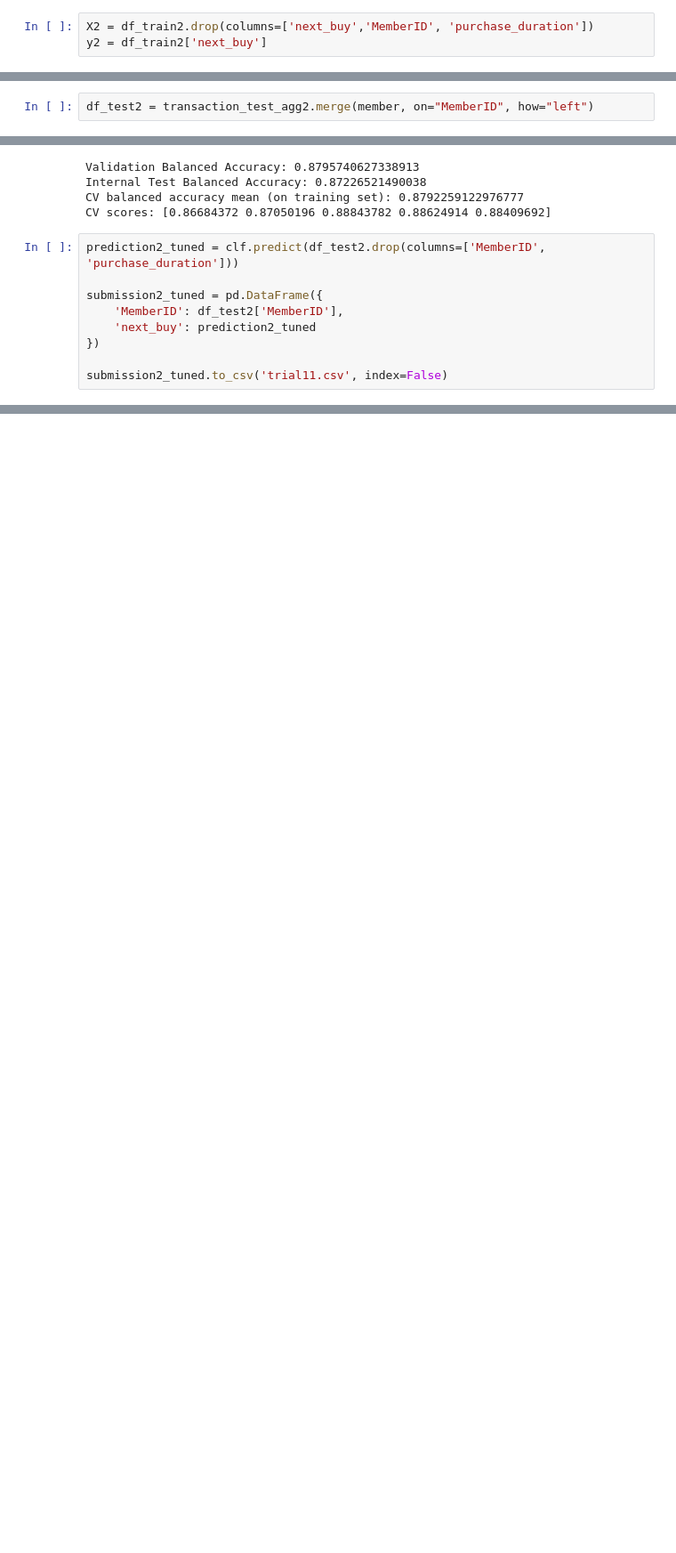
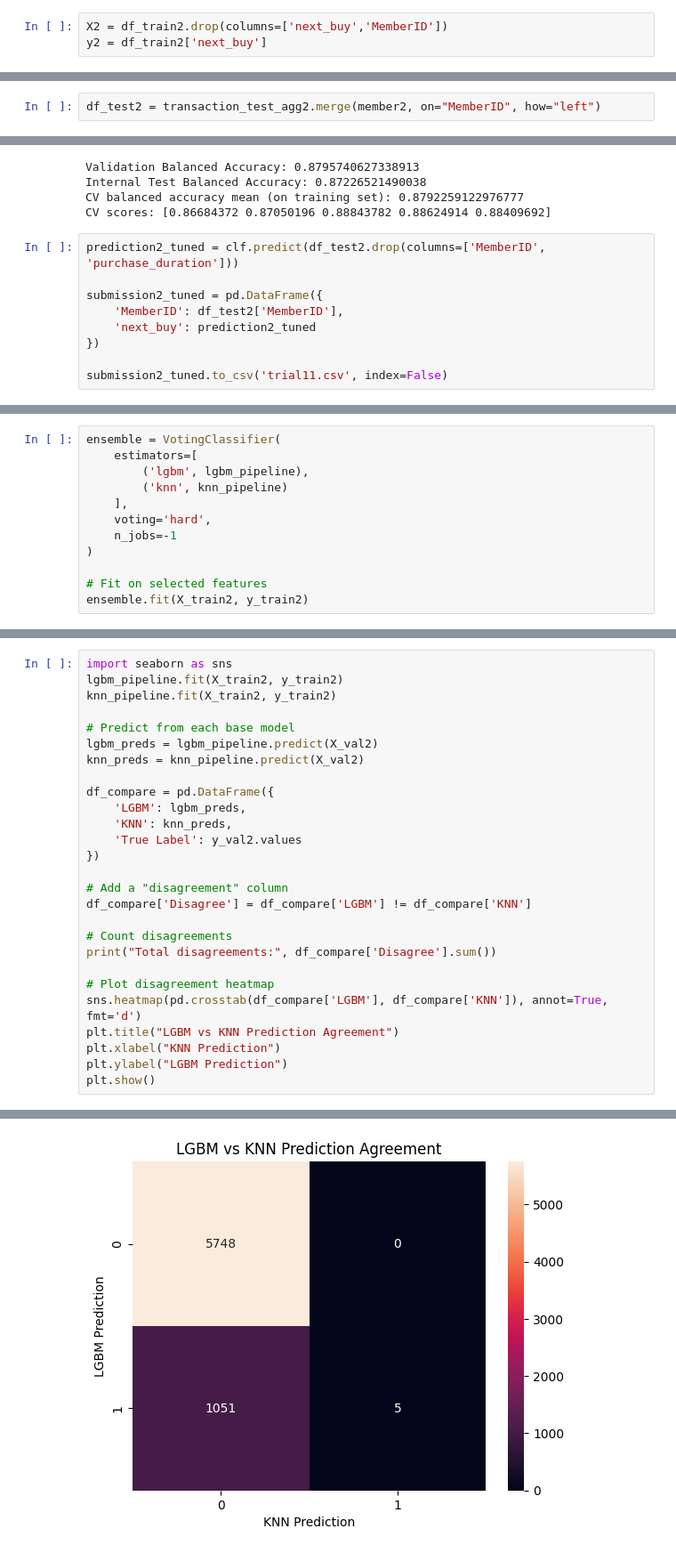
Before and after one commit to dalrn/mlq-intellectra, a Jupyter notebook: mlq.ipynb, the cells around one changed output, grey strips where cells are left out. Shown at 89% size. Cells and saved outputs as stored; diff of their text form; blank space fills up the shorter version.

```diff
--- a/mlq.ipynb
+++ b/mlq.ipynb
@@ -633,7 +649,7 @@ memory usage: 6.4+ MB
 # %% [markdown]
 ### Split
 # %%
-X2 = df_train2.drop(columns=['next_buy','MemberID', 'purchase_duration'])
+X2 = df_train2.drop(columns=['next_buy','MemberID'])
 y2 = df_train2['next_buy']
 # %%
 # Identify column types
@@ -805,7 +821,7 @@ transaction_test_agg2 = transaction_test2.groupby("MemberID").agg(
     most_common_source = ("Source", lambda x: x.mode().iloc[0] if not x.mode().empty else np.nan) # sumber paling umum
 ).reset_index()
 # %%
-df_test2 = transaction_test_agg2.merge(member, on="MemberID", how="left")
+df_test2 = transaction_test_agg2.merge(member2, on="MemberID", how="left")
 # %%
 for col in datetime_cols:
     df_test2[col] = pd.to_datetime(df_test2[col], errors='coerce').dt.tz_localize(None)
@@ -1598,0 +1672,12 @@ submission2_tuned.to_csv('trial11.csv', index=False)
+# %%
+ensemble = VotingClassifier(
+    estimators=[
+        ('lgbm', lgbm_pipeline),
+        ('knn', knn_pipeline)
+    ],
+    voting='hard',
+    n_jobs=-1
+)
+
+# Fit on selected features
+ensemble.fit(X_train2, y_train2)
@@ -1598,0 +1737,28 @@ submission2_tuned.to_csv('trial11.csv', index=False)
+# %%
+import seaborn as sns
+lgbm_pipeline.fit(X_train2, y_train2)
+knn_pipeline.fit(X_train2, y_train2)
+
+# Predict from each base model
+lgbm_preds = lgbm_pipeline.predict(X_val2)
+knn_preds = knn_pipeline.predict(X_val2)
+
+df_compare = pd.DataFrame({
+    'LGBM': lgbm_preds,
+    'KNN': knn_preds,
+    'True Label': y_val2.values
+})
+
+# Add a "disagreement" column
+df_compare['Disagree'] = df_compare['LGBM'] != df_compare['KNN']
+
+# Count disagreements
+print("Total disagreements:", df_compare['Disagree'].sum())
+
+# Plot disagreement heatmap
+sns.heatmap(pd.crosstab(df_compare['LGBM'], df_compare['KNN']), annot=True, fmt='d')
+plt.title("LGBM vs KNN Prediction Agreement")
+plt.xlabel("KNN Prediction")
+plt.ylabel("LGBM Prediction")
+plt.show()
+# %% [output]
@@ -1598,0 +1766 @@ submission2_tuned.to_csv('trial11.csv', index=False)
+[figure, added]
```
Also changed, not shown: parts of 63 cells of this notebook.
